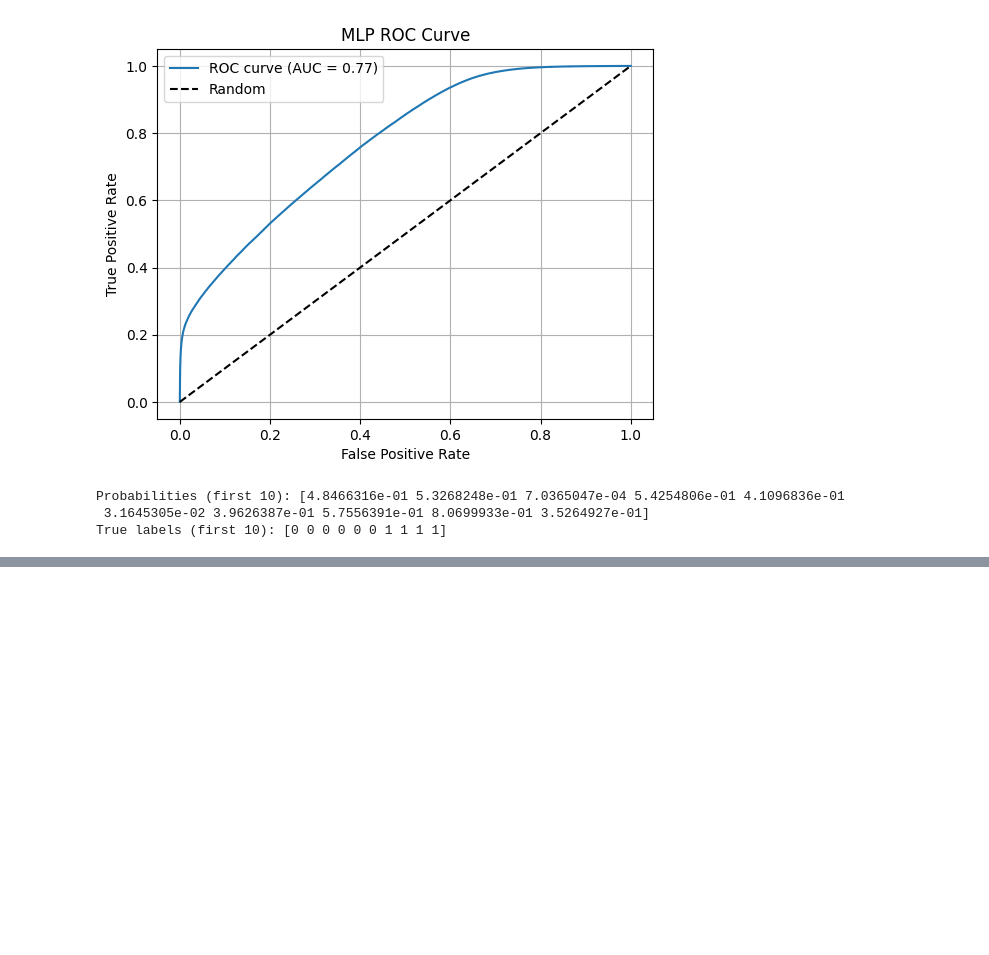
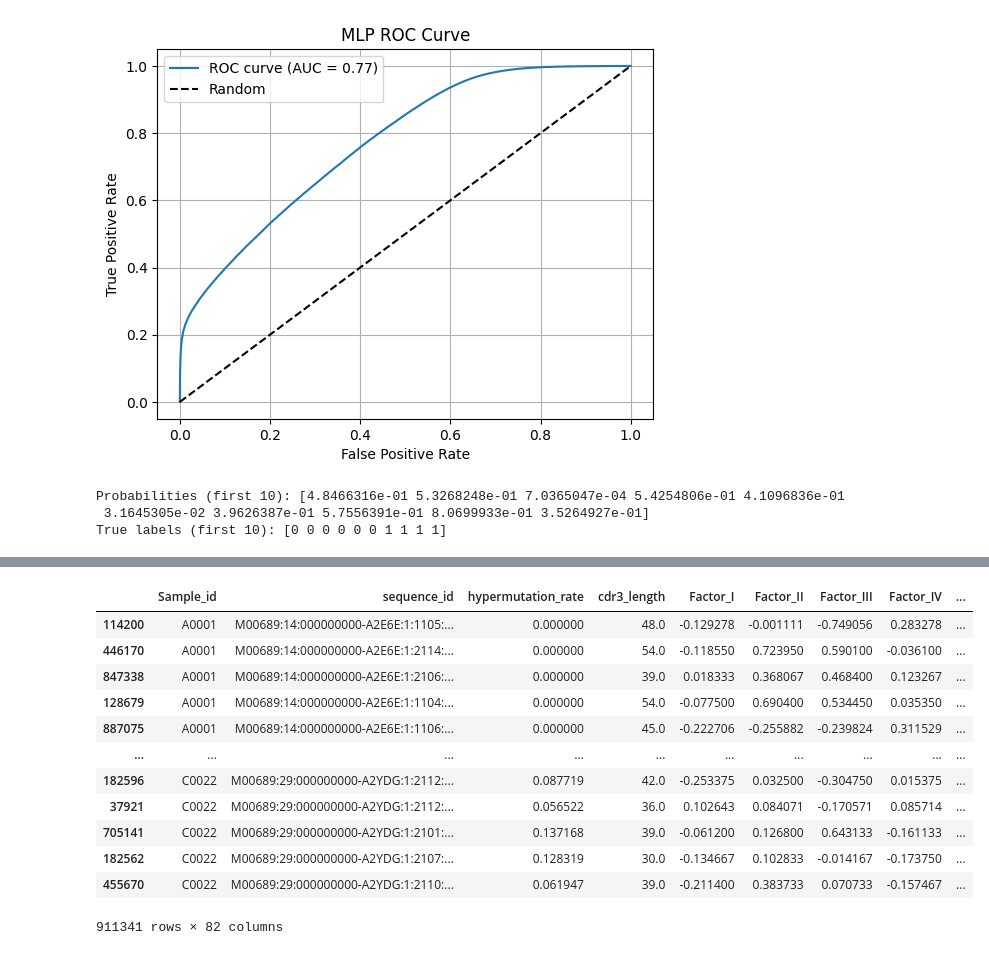
Before and after one commit to lewisl23/BCR-classification-model, a Jupyter notebook: model_training/MLP_sigmoid/mlp_pytorch.ipynb, the cells around one changed output, grey strips where cells are left out. Cells and saved outputs as stored; diff of their text form; code cells hidden in the pictures; blank space fills up the shorter version.

```diff
--- a/model_training/MLP_sigmoid/mlp_pytorch.ipynb
+++ b/model_training/MLP_sigmoid/mlp_pytorch.ipynb
@@ -610,0 +640,17 @@ True labels (first 10): [0 0 0 0 0 0 1 1 1 1]
+# %%
+grouped_testing = complete_testing_set.sort_values("Sample_id")
+grouped_testing
+# %% [output]
+|  | Sample_id | sequence_id | hypermutation_rate | cdr3_length | Factor_I | Factor_II | Factor_III | Factor_IV | ... |
+| 114200 | A0001 | M00689:14:000000000-A2E6E:1:1105:... | 0.000000 | 48.0 | -0.129278 | -0.001111 | -0.749056 | 0.283278 | ... |
+| 446170 | A0001 | M00689:14:000000000-A2E6E:1:2114:... | 0.000000 | 54.0 | -0.118550 | 0.723950 | 0.590100 | -0.036100 | ... |
+| 847338 | A0001 | M00689:14:000000000-A2E6E:1:2106:... | 0.000000 | 39.0 | 0.018333 | 0.368067 | 0.468400 | 0.123267 | ... |
+| 128679 | A0001 | M00689:14:000000000-A2E6E:1:1104:... | 0.000000 | 54.0 | -0.077500 | 0.690400 | 0.534450 | 0.035350 | ... |
+| 887075 | A0001 | M00689:14:000000000-A2E6E:1:1106:... | 0.000000 | 45.0 | -0.222706 | -0.255882 | -0.239824 | 0.311529 | ... |
+| ... | ... | ... | ... | ... | ... | ... | ... | ... | ... |
+| 182596 | C0022 | M00689:29:000000000-A2YDG:1:2112:... | 0.087719 | 42.0 | -0.253375 | 0.032500 | -0.304750 | 0.015375 | ... |
+| 37921 | C0022 | M00689:29:000000000-A2YDG:1:2112:... | 0.056522 | 36.0 | 0.102643 | 0.084071 | -0.170571 | 0.085714 | ... |
+| 705141 | C0022 | M00689:29:000000000-A2YDG:1:2101:... | 0.137168 | 39.0 | -0.061200 | 0.126800 | 0.643133 | -0.161133 | ... |
+| 182562 | C0022 | M00689:29:000000000-A2YDG:1:2107:... | 0.128319 | 30.0 | -0.134667 | 0.102833 | -0.014167 | -0.173750 | ... |
+| 455670 | C0022 | M00689:29:000000000-A2YDG:1:2110:... | 0.061947 | 39.0 | -0.211400 | 0.383733 | 0.070733 | -0.157467 | ... |
+911341 rows × 82 columns
```
Also changed, not shown: parts of 23 cells of this notebook.
